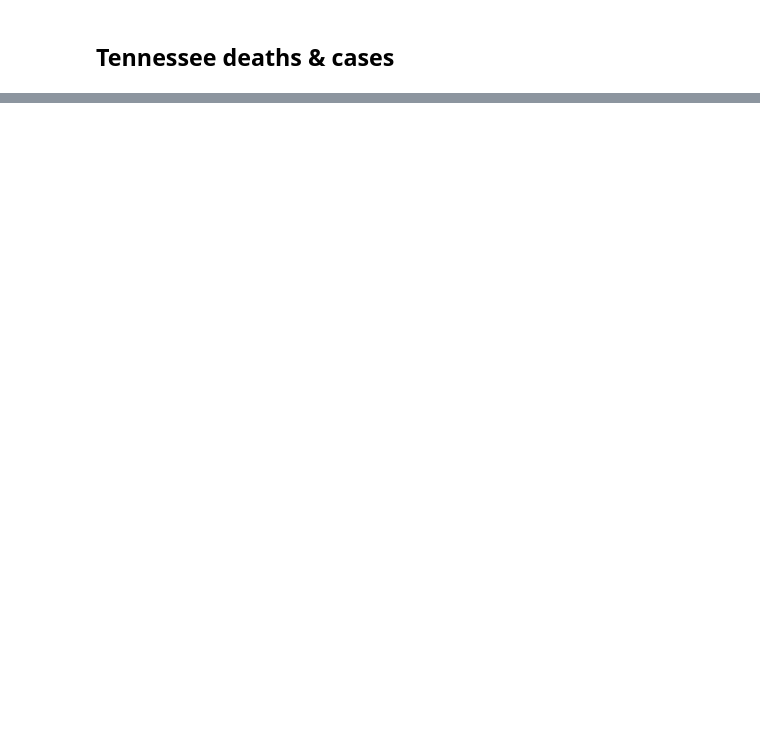
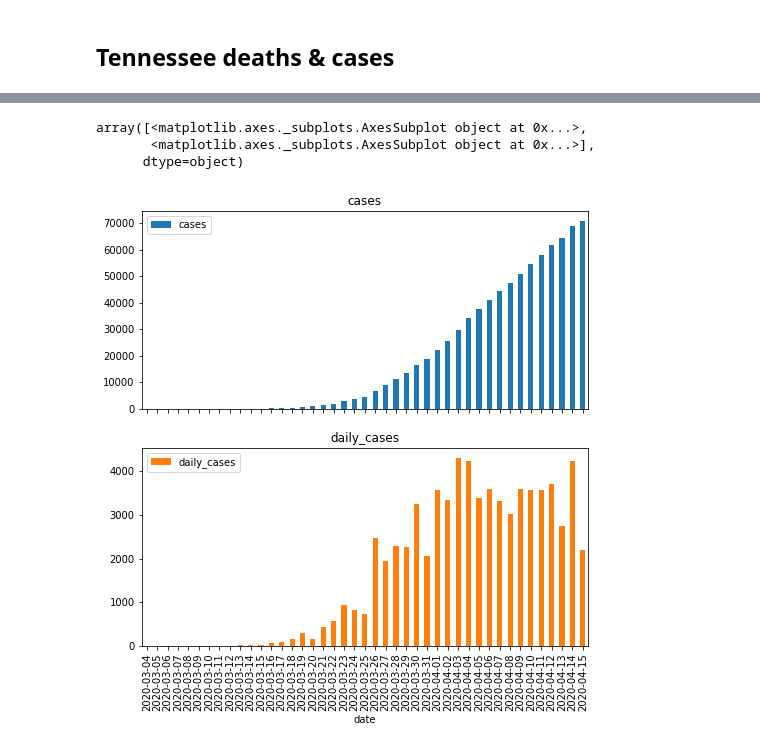
Before and after one commit to jonathan-taylor/covid-19-data, a Jupyter notebook: States.ipynb, the cells around one changed output, grey strips where cells are left out. Saved outputs shown, nothing was run; the diff lists cells and outputs as text; code cells hidden in the pictures; blank space fills up the shorter version.

```diff
--- a/States.ipynb
+++ b/States.ipynb
@@ -190,0 +193,6 @@ array([<matplotlib.axes._subplots.AxesSubplot object at 0x...>,
+# %%
+nj = states.loc[lambda df: df['state'] == 'New Jersey']
+daily_nj_deaths = np.asarray(nj['deaths']).copy()
+daily_nj_deaths[1:] = daily_nj_deaths[1:] - daily_nj_deaths[:-1]
+nj.insert(3, 'daily_deaths', daily_nj_deaths)
+nj.plot.bar(y=['deaths', 'daily_deaths'], x='date', subplots=True)
@@ -190,0 +204,10 @@ array([<matplotlib.axes._subplots.AxesSubplot object at 0x...>,
+# %%
+daily_nj_cases = np.asarray(nj['cases']).copy()
+daily_nj_cases[1:] = daily_nj_cases[1:] - daily_nj_cases[:-1]
+nj.insert(3, 'daily_cases', daily_nj_cases)
+nj.plot.bar(y=['cases', 'daily_cases'], x='date', subplots=True)
+# %% [output]
+array([<matplotlib.axes._subplots.AxesSubplot object at 0x...>,
+       <matplotlib.axes._subplots.AxesSubplot object at 0x...>],
+      dtype=object)
+[figure, added]
```
Also changed, not shown: parts of 20 cells of this notebook, 9 other files.
